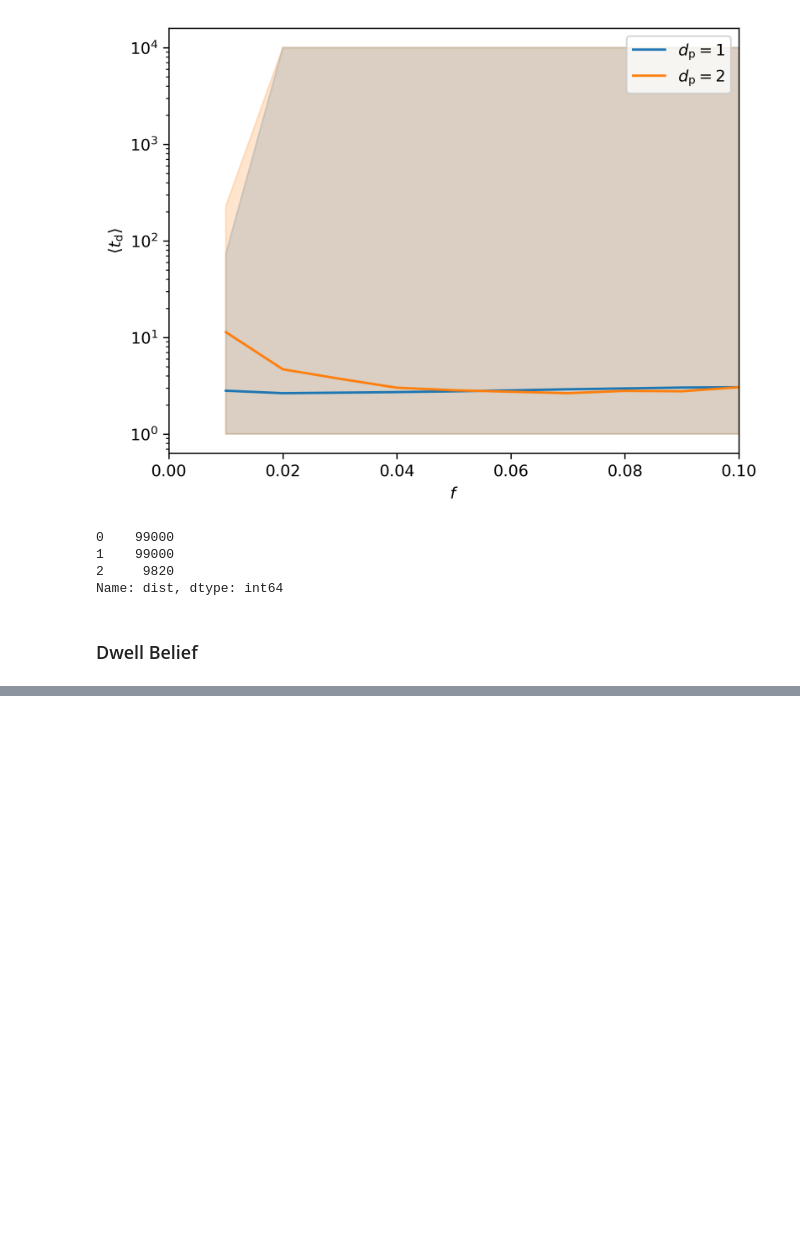
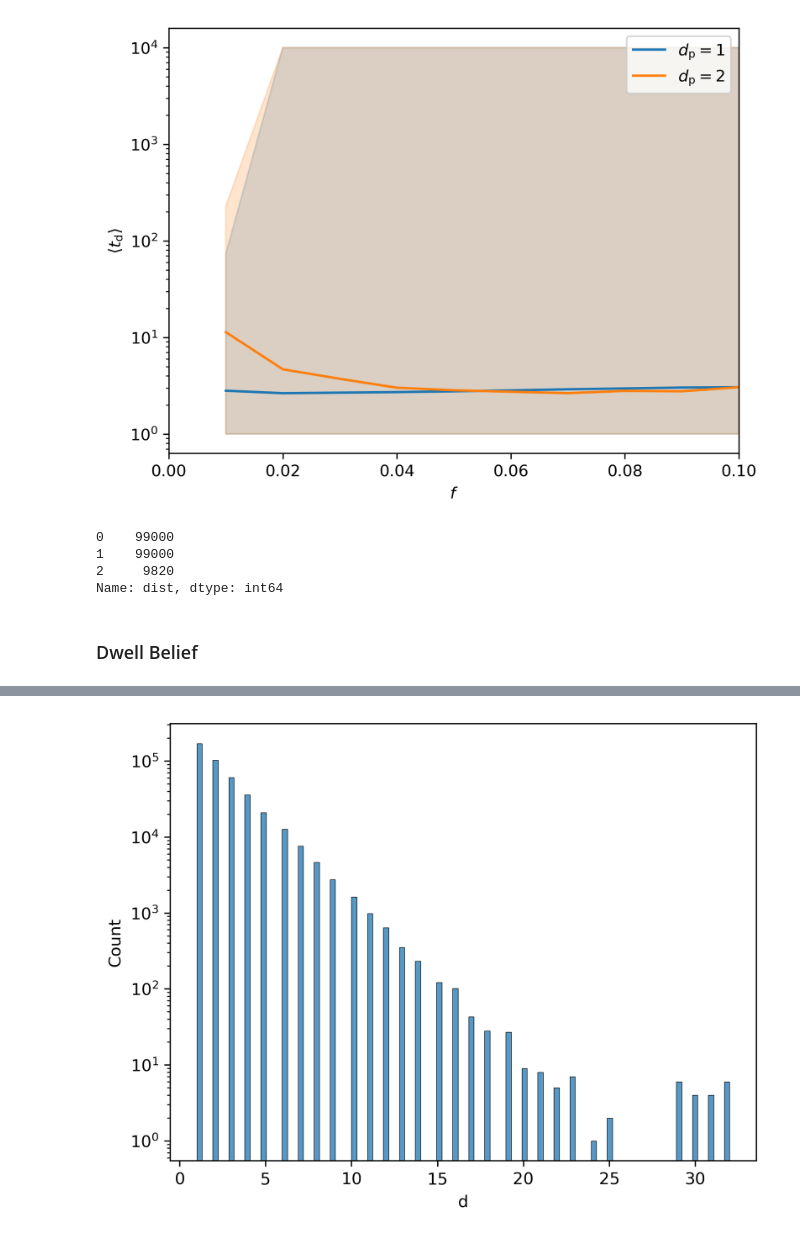
Before and after one commit to YutongB/Opinion-Dynamics, a Jupyter notebook: notebooks/fracpartisan_BA.ipynb, the cells around one changed output, grey strips where cells are left out. Saved outputs shown, nothing was run; the diff lists cells and outputs as text; code cells hidden in the pictures; blank space fills up the shorter version.

```diff
--- a/notebooks/fracpartisan_BA.ipynb
+++ b/notebooks/fracpartisan_BA.ipynb
@@ -243,10 +241,10 @@ SyntaxError: invalid syntax (715609008.py, line 26)
 # %%
 rows = []
-with open("output/bigexperiment-2023_03_30-22_29_53.log", 'r') as f:
+with open("output/bigexperiment-2023_03_31-14_27_13.log", 'r') as f:
     for line in f:
         data = json.loads(line)
         for dist, (n, d) in enumerate(data['d']):
             for (dwell, bias) in d:
                 rows.append(dict(partisans= data['p'], dist= dist, n= n, d= dwell, b=bias))
 # %%
-df_f003 = pd.DataFrame(rows)
+df_tot = pd.DataFrame(rows)
@@ -272,0 +279,7 @@ res_BA_f002[0].plot_dwell_time(bins = 100)
+# %%
+df_002 = df_tot[df_tot.partisans == 0.02]
+# %%
+sns.histplot(df_002[df_002.dist == 1], x = "d",bins=100)
+plt.yscale("log")
+# %% [output]
+[figure, added]
```
Also changed, not shown: parts of 6 cells of this notebook, 1 other file.
